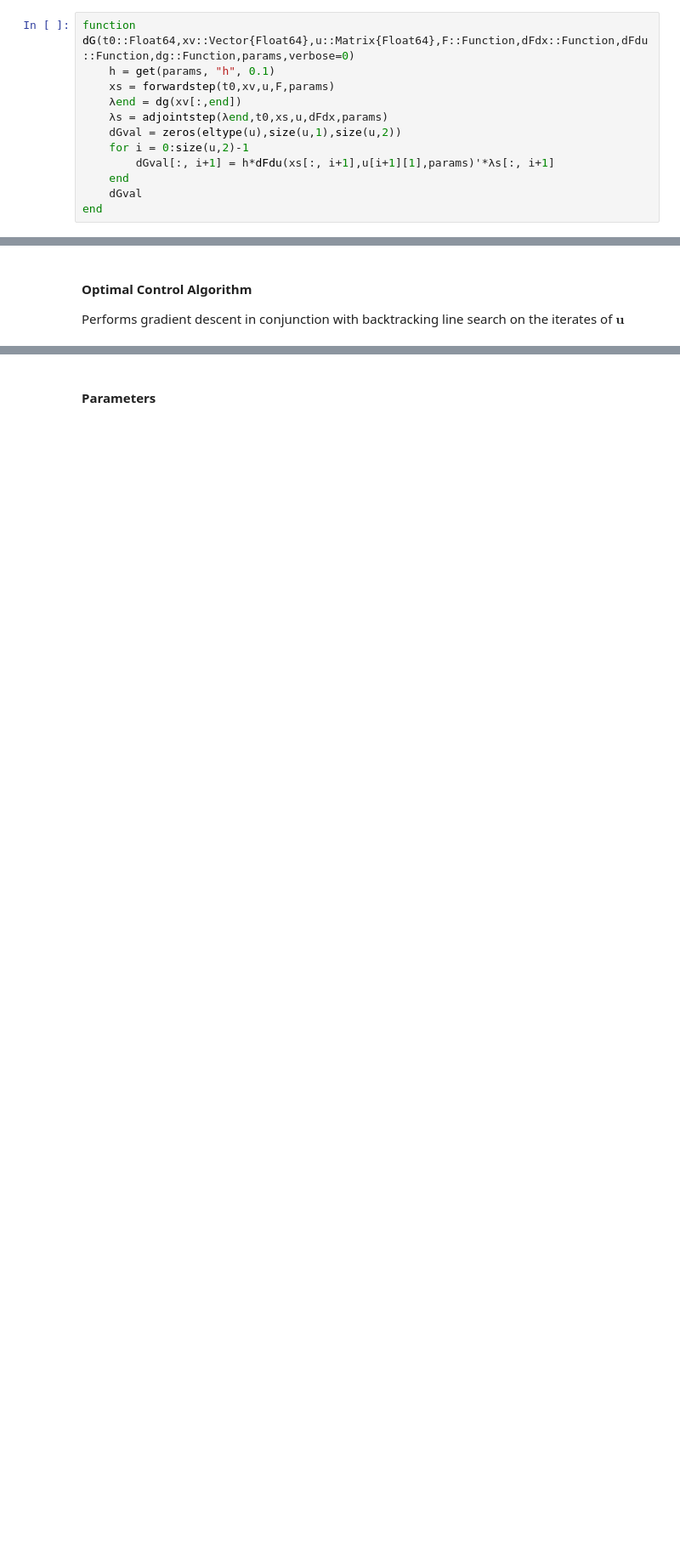
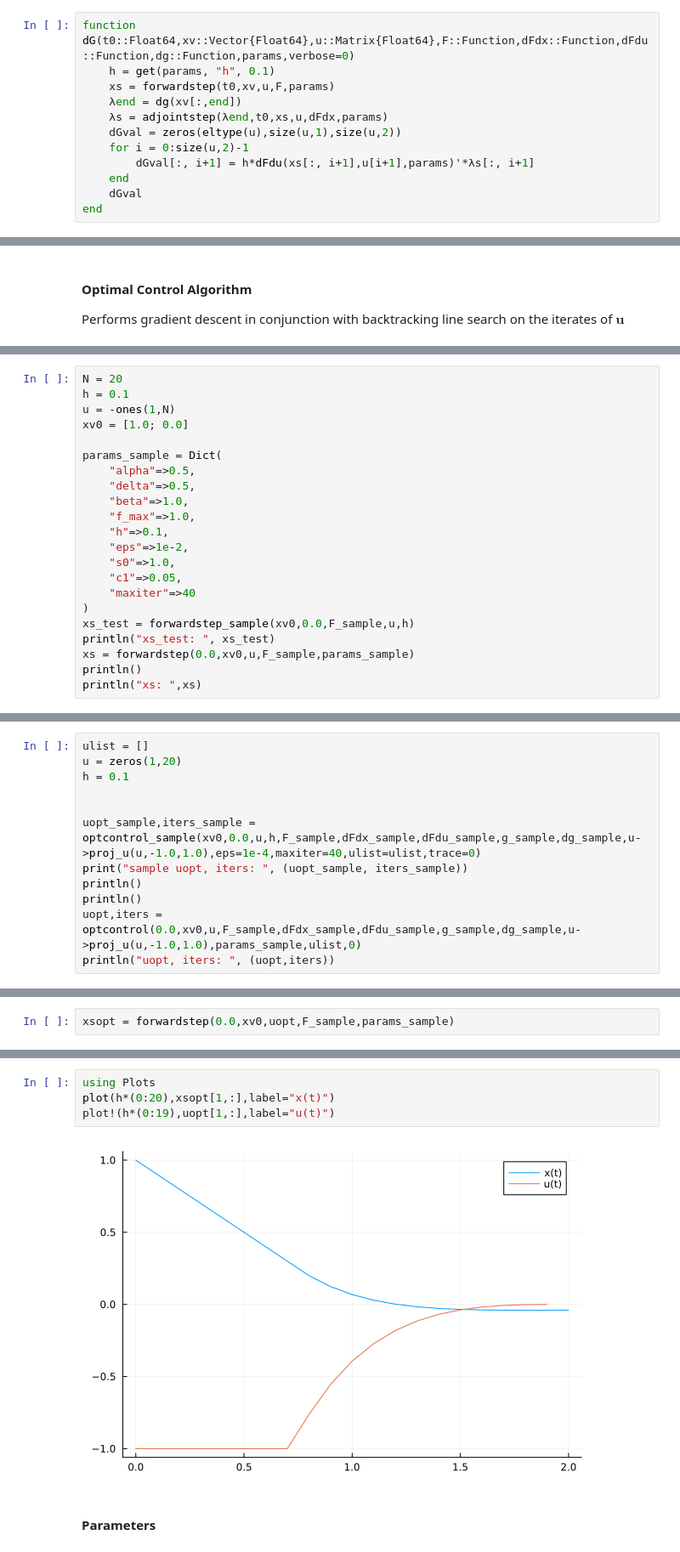
Before and after one commit to jkrue242/OptimalHarvesting, a Jupyter notebook: project.ipynb, the cells around one changed output, grey strips where cells are left out. Shown at 85% size. Drawn from its saved outputs; the diff is of its cells as text; blank space fills up the shorter version.

```diff
--- a/project.ipynb
+++ b/project.ipynb
@@ -146,7 +179,7 @@ function dG(t0::Float64,xv::Vector{Float64},u::Matrix{Float64},F::Function,dFdx:
     λs = adjointstep(λend,t0,xs,u,dFdx,params)
     dGval = zeros(eltype(u),size(u,1),size(u,2))
     for i = 0:size(u,2)-1
-        dGval[:, i+1] = h*dFdu(xs[:, i+1],u[i+1][1],params)'*λs[:, i+1]
+        dGval[:, i+1] = h*dFdu(xs[:, i+1],u[i+1],params)'*λs[:, i+1]
     end
     dGval
 end
@@ -232,0 +320,22 @@ optcontrol (generic function with 10 methods)
+# %%
+N = 20
+h = 0.1
+u = -ones(1,N)
+xv0 = [1.0; 0.0]
+
+params_sample = Dict(
+    "alpha"=>0.5,
+    "delta"=>0.5,
+    "beta"=>1.0,
+    "f_max"=>1.0,
+    "h"=>0.1,
+    "eps"=>1e-2,
+    "s0"=>1.0,
+    "c1"=>0.05,
+    "maxiter"=>40
+)
+xs_test = forwardstep_sample(xv0,0.0,F_sample,u,h)
+println("xs_test: ", xs_test)
+xs = forwardstep(0.0,xv0,u,F_sample,params_sample)
+println()
+println("xs: ",xs)
@@ -232,0 +398,12 @@ optcontrol (generic function with 10 methods)
+# %%
+ulist = []
+u = zeros(1,20)
+h = 0.1
+
+
+uopt_sample,iters_sample = optcontrol_sample(xv0,0.0,u,h,F_sample,dFdx_sample,dFdu_sample,g_sample,dg_sample,u->proj_u(u,-1.0,1.0),eps=1e-4,maxiter=40,ulist=ulist,trace=0)
+print("sample uopt, iters: ", (uopt_sample, iters_sample))
+println()
+println()
+uopt,iters = optcontrol(0.0,xv0,u,F_sample,dFdx_sample,dFdu_sample,g_sample,dg_sample,u->proj_u(u,-1.0,1.0),params_sample,ulist,0)
+println("uopt, iters: ", (uopt,iters))
@@ -232,0 +419,2 @@ optcontrol (generic function with 10 methods)
+# %%
+xsopt = forwardstep(0.0,xv0,uopt,F_sample,params_sample)
@@ -233,3 +425,9 @@ optcontrol (generic function with 10 methods)
+# %%
+using Plots
+plot(h*(0:20),xsopt[1,:],label="x(t)")
+plot!(h*(0:19),uopt[1,:],label="u(t)")
+# %% [output]
+[figure, added]
 # %% [markdown]
 #### Parameters
 # %%
```
Also changed, not shown: parts of 32 cells of this notebook.
